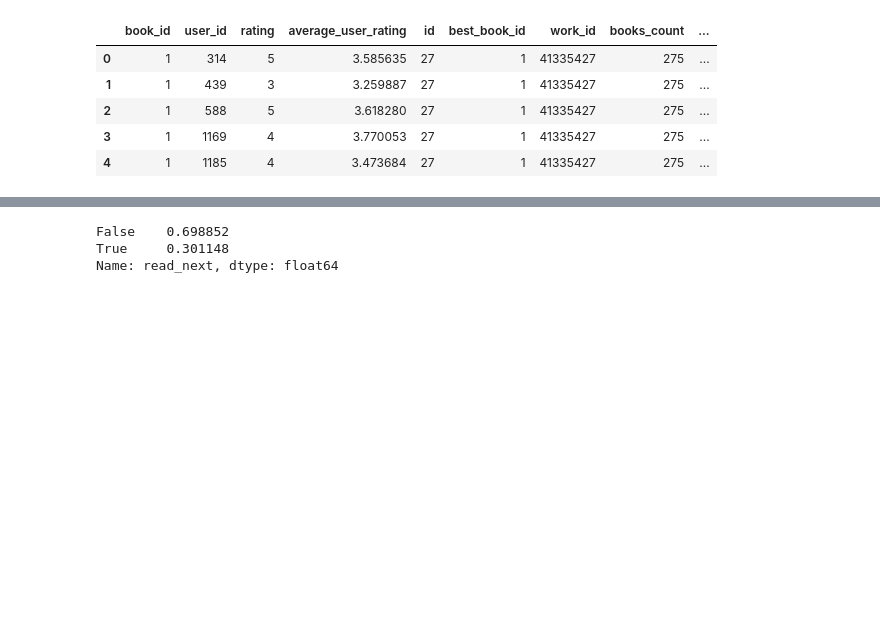
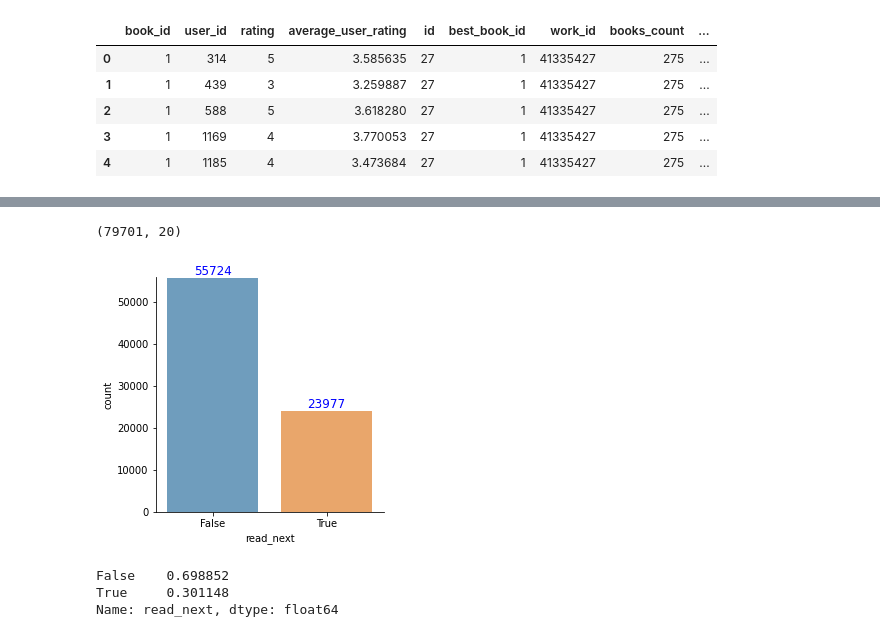
Before and after one commit to charlie-may86/Book-Model, a Jupyter notebook: book_model.ipynb, the cells around one changed output, grey strips where cells are left out. Cells and saved outputs as stored; diff of their text form; code cells hidden in the pictures; blank space fills up the shorter version.

Commit message:
Three new visualizations

```diff
--- a/book_model.ipynb
+++ b/book_model.ipynb
@@ -85,3 +108,6 @@ df_merged.head()
 | 2 | 1 | 588 | 5 | 3.618280 | 27 | 1 | 41335427 | 275 | ... |
 | 3 | 1 | 1169 | 4 | 3.770053 | 27 | 1 | 41335427 | 275 | ... |
 | 4 | 1 | 1185 | 4 | 3.473684 | 27 | 1 | 41335427 | 275 | ... |
+# %%
+df_merged['read_next'] = np.where(df_merged['rating'] == 5, True, False)
+df_merged.head()
@@ -88,3 +121,26 @@ df_merged.head()
+# %%
+df_merged.shape
+# %% [output]
+(79701, 20)
+# %%
+def roundup(x):
+  return 100 +int(math.ceil(x/100.0)) * 100
+
+sns.factorplot('read_next', data=df_merged, kind='count',
+               alpha=0.7, size=4, aspect=1)
+
+ax=plt.gca()
+
+y_max = df_merged['read_next'].value_counts().max()
+ax.set_ylim([0, roundup(y_max)])
+
+for p in ax.patches:
+  ax.text(p.get_x() + p.get_width()/2., p.get_height(),
+          '%d' % int(p.get_height()),
+          fontsize=12, color='blue', ha='center', va='bottom')
+# plt.savefig('factor_plot.png', dpi=300)
+# %% [output]
+[figure, added]
 # %%
 #split into a two dfs
 #train_val will be split again for training and validation
```
Also changed, not shown: parts of 26 cells of this notebook.
